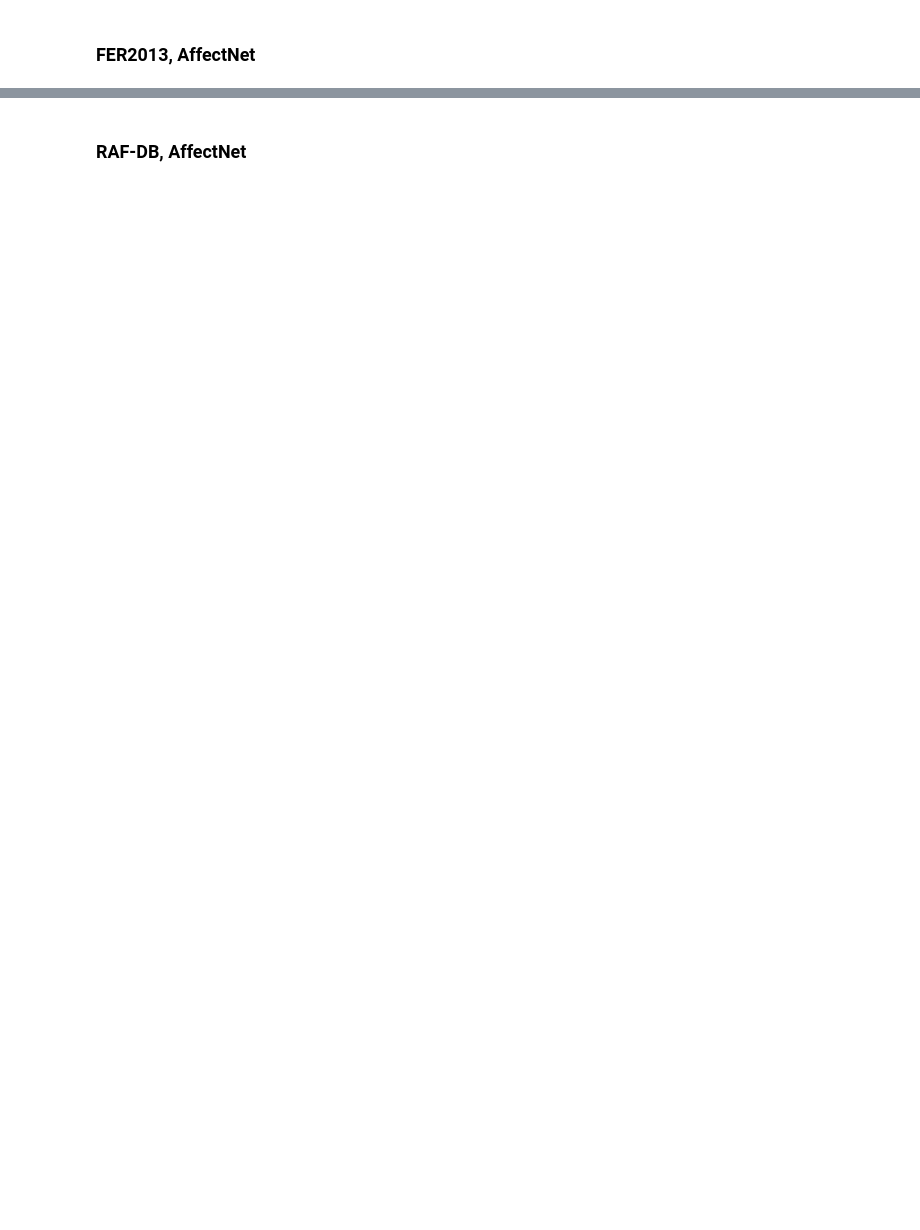
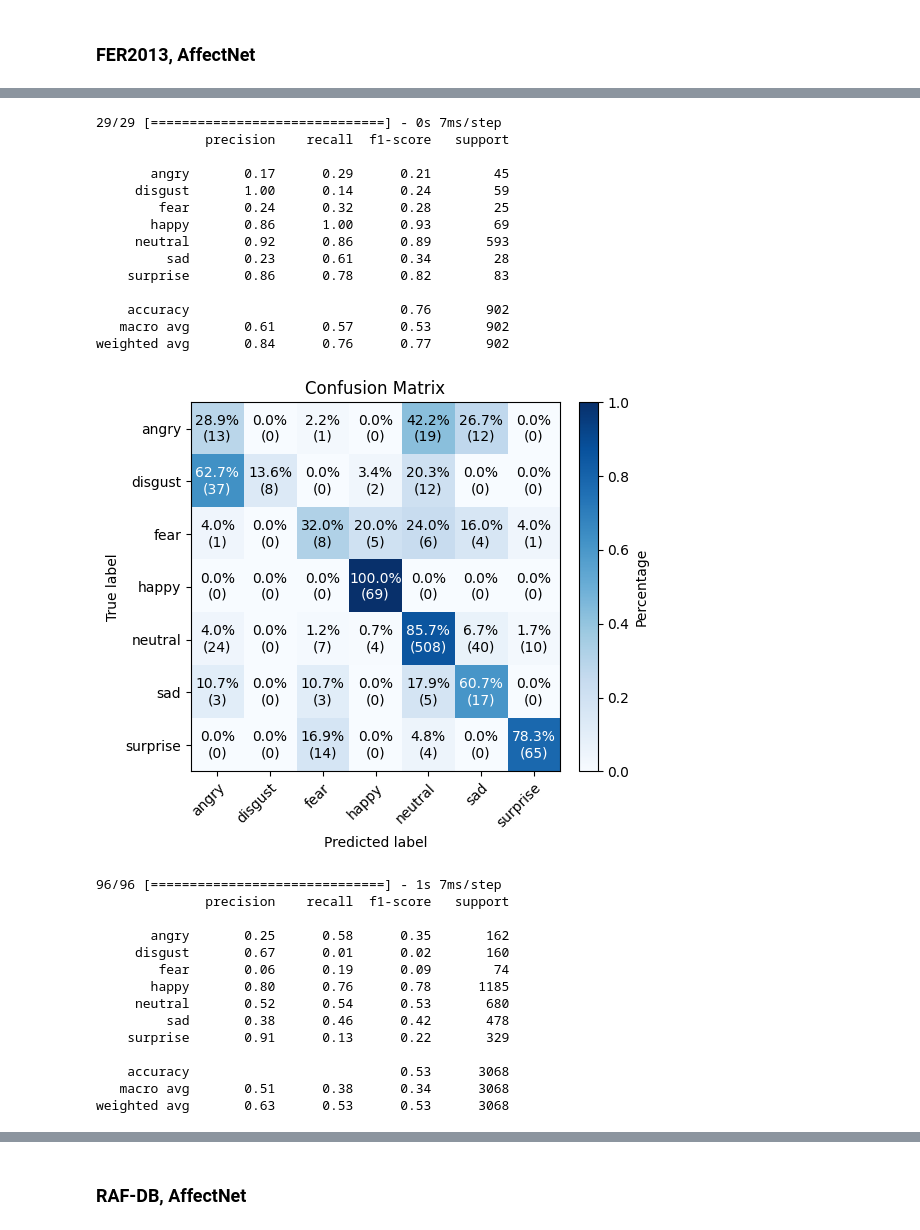
Before and after one commit to sofiafernandescd/EmoReA, a Jupyter notebook: emorea-backend/notebooks/facial/icpram-cnn-8-lr-multi.ipynb, the cells around one changed output, grey strips where cells are left out. Cells and saved outputs as stored; diff of their text form; code cells hidden in the pictures; blank space fills up the shorter version.

```diff
--- a/emorea-backend/notebooks/facial/icpram-cnn-8-lr-multi.ipynb
+++ b/emorea-backend/notebooks/facial/icpram-cnn-8-lr-multi.ipynb
@@ -355,0 +488,24 @@ plot_confusion_matrix(y_test, y_pred)
+# %%
+## CK
+cnn = load_model("best_cnn_model.h5")
+y_pred_probs = cnn.predict(X_test)
+y_pred = np.argmax(y_pred_probs, axis=1)
+y_pred = label_encoder.inverse_transform(y_pred)
+y_test = label_encoder.inverse_transform(y_test)
+
+print(classification_report(y_test, y_pred))
+plot_confusion_matrix(y_test, y_pred)
+
+## RAF
+df_test = raf
+X_test  = np.stack(df_test["pixels"].values)
+y_test = label_encoder.transform(df_test['label'].values)
+
+y_pred_probs = cnn.predict(X_test)
+y_pred = np.argmax(y_pred_probs, axis=1)
+y_pred = label_encoder.inverse_transform(y_pred)
+y_test = label_encoder.inverse_transform(y_test)
+
+print(classification_report(y_test, y_pred))
+plot_confusion_matrix(y_test, y_pred)
+# %% [output]
@@ -355,0 +513,29 @@ plot_confusion_matrix(y_test, y_pred)
+29/29 [==============================] - 0s 7ms/step
+              precision    recall  f1-score   support
+
+       angry       0.17      0.29      0.21        45
+     disgust       1.00      0.14      0.24        59
+        fear       0.24      0.32      0.28        25
+       happy       0.86      1.00      0.93        69
+     neutral       0.92      0.86      0.89       593
+         sad       0.23      0.61      0.34        28
+    surprise       0.86      0.78      0.82        83
+
+    accuracy                           0.76       902
+   macro avg       0.61      0.57      0.53       902
+weighted avg       0.84      0.76      0.77       902
+[figure, added]
+96/96 [==============================] - 1s 7ms/step
+              precision    recall  f1-score   support
+
+       angry       0.25      0.58      0.35       162
+     disgust       0.67      0.01      0.02       160
+        fear       0.06      0.19      0.09        74
+       happy       0.80      0.76      0.78      1185
+     neutral       0.52      0.54      0.53       680
+         sad       0.38      0.46      0.42       478
+    surprise       0.91      0.13      0.22       329
+
+    accuracy                           0.53      3068
+   macro avg       0.51      0.38      0.34      3068
+weighted avg       0.63      0.53      0.53      3068
```
Also changed, not shown: parts of 21 cells of this notebook.
